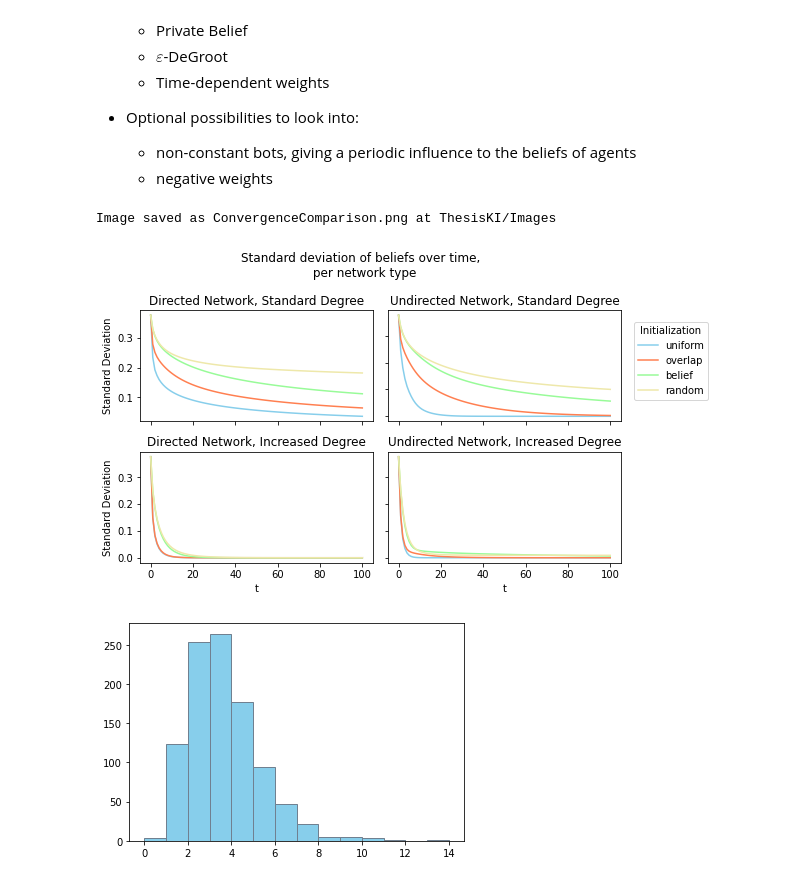
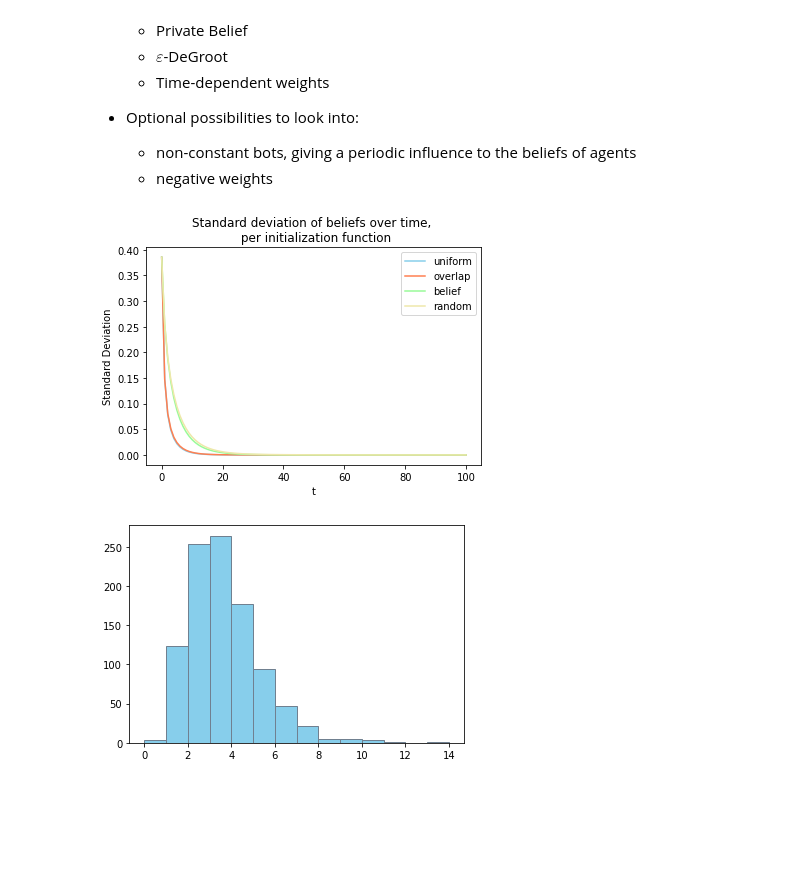
Before and after one commit to RomanOort/BScThesis, a Jupyter notebook: Networks.ipynb, the cells around one changed output. Cells and saved outputs as stored; diff of their text form; code cells hidden in the pictures; blank space fills up the shorter version.

Commit message:
Updated the function that plots convergence for the current network to use the axis generation function

```diff
--- a/Networks.ipynb
+++ b/Networks.ipynb
@@ -1624,10 +1576,9 @@ class Network():
 # %%
 NetworkVar = Network(n_agents=1000, increase_degree=True, directed=False,
                      show_network=False, sparse_gen=True, show_degree_dis=False,
-                     weight_comparison=False, show_convergence=False, convergence_comparison=True)
+                     weight_comparison=False, show_convergence=True, convergence_comparison=False)
 # %% [output]
-Image saved as ConvergenceComparison.png at ThesisKI/Images
-[figure, old version]
+[figure, new version]
 # %%
 def test_prob_functions(iterations=1000, *args):
     funcs = args[0]
```
Also changed, not shown: parts of 1 cell of this notebook.
